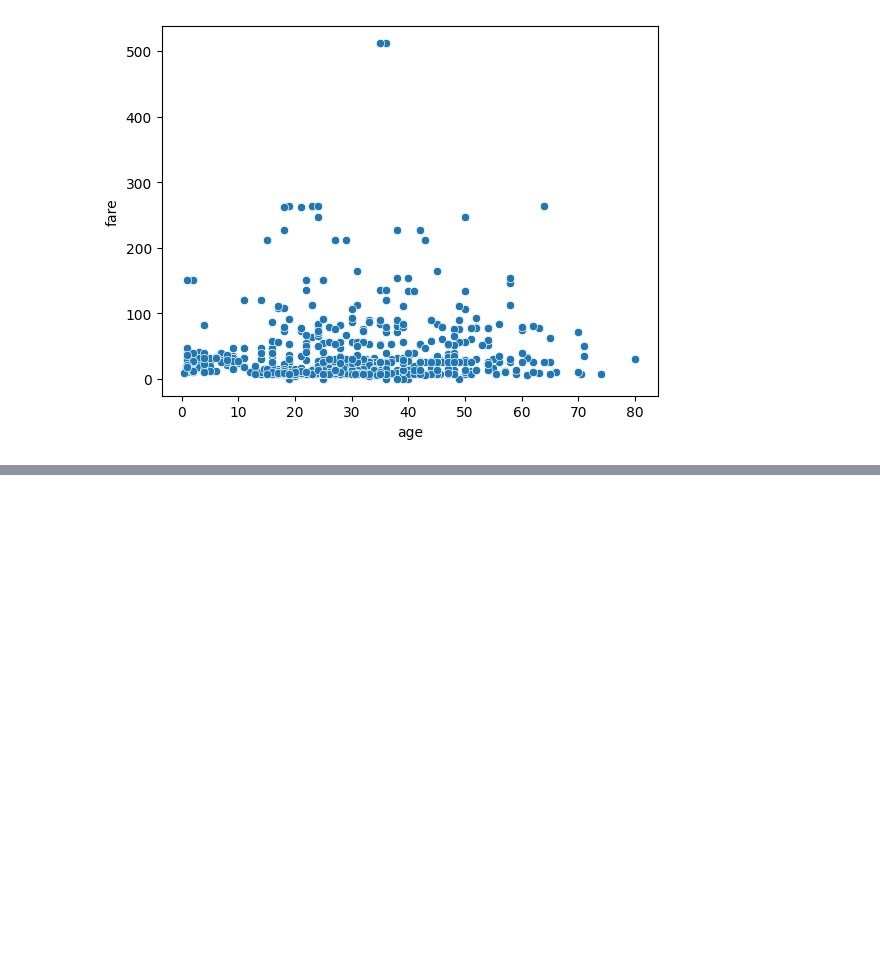
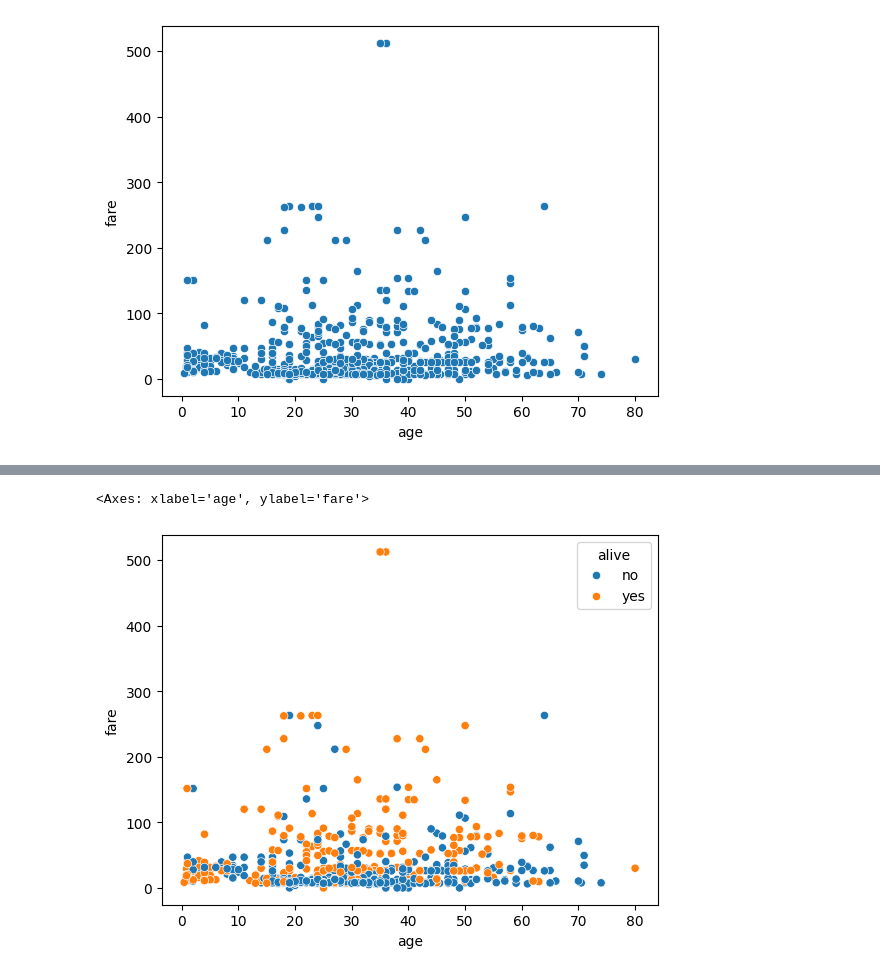
Before and after one commit to avisonstevedsouza/Data-Visualization-Using-Seaborn, a Jupyter notebook: Scatter_Plot.ipynb, the cells around one changed output, grey strips where cells are left out. Saved outputs shown, nothing was run; the diff lists cells and outputs as text; code cells hidden in the pictures; blank space fills up the shorter version.

Commit message:
Visualization using scatter plot

```diff
--- a/Scatter_Plot.ipynb
+++ b/Scatter_Plot.ipynb
@@ -25,0 +38,8 @@ sns.scatterplot(x='age',y='fare',data=titanic_df)
+# %%
+sns.scatterplot(x='age',
+                y='fare',
+                data=titanic_df,
+                hue='alive')
+# %% [output]
+<Axes: xlabel='age', ylabel='fare'>
+[figure, added]
```
Also changed, not shown: parts of 6 cells of this notebook.
